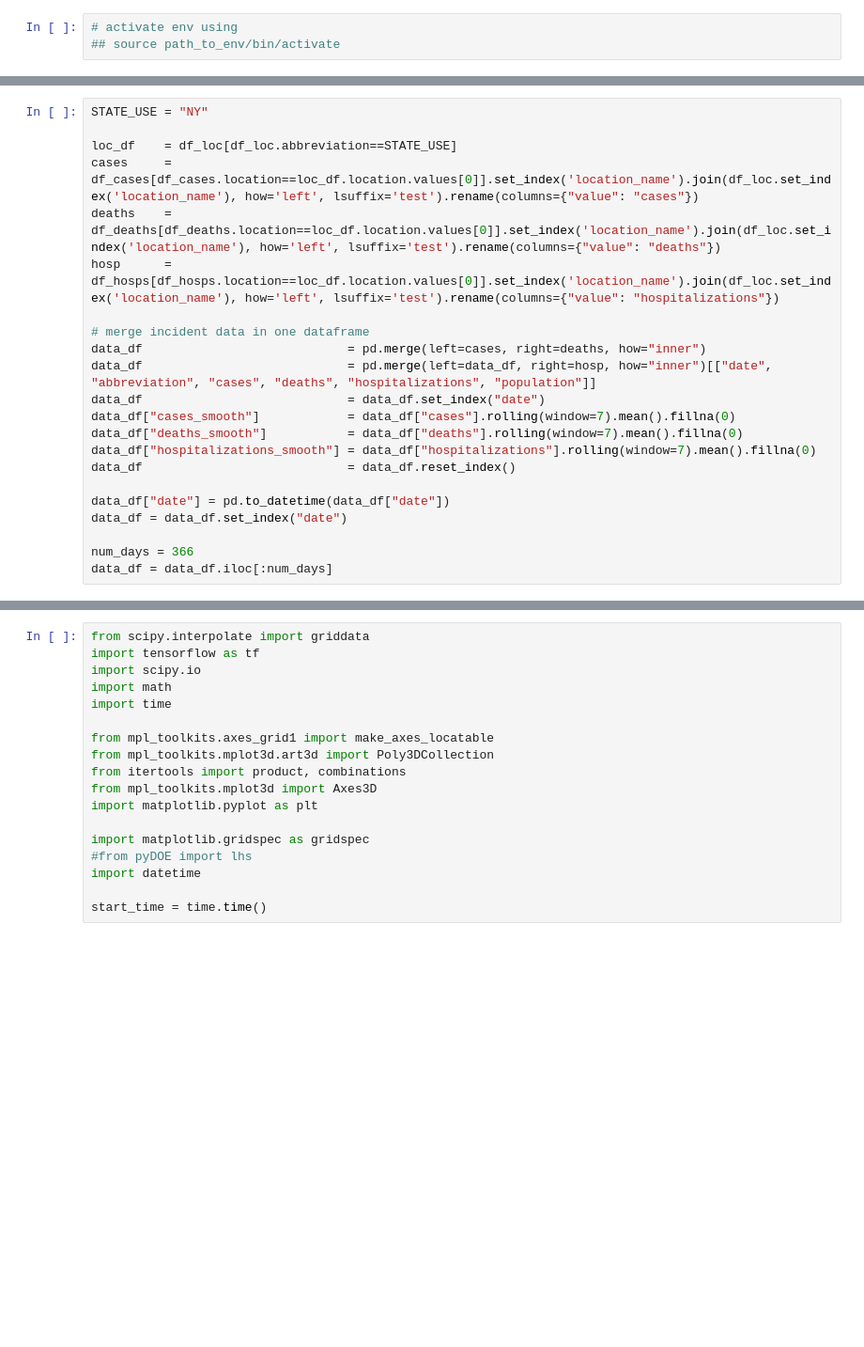
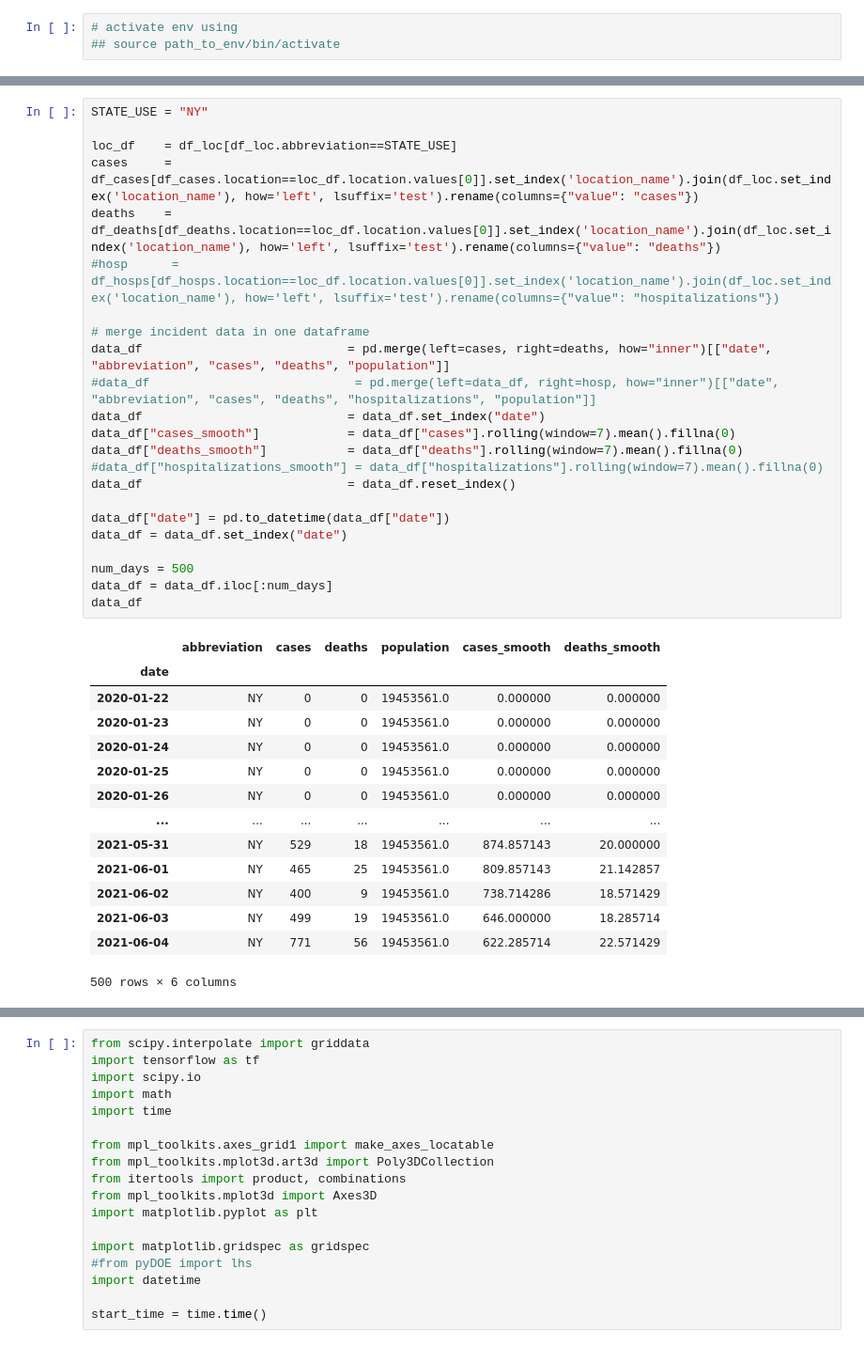
Before and after one commit to ChaosDonkey06/frcstng_experiments, a Jupyter notebook: pinn.ipynb, the cells around one changed output, grey strips where cells are left out. Shown: that part at 94% size. Drawn from its saved outputs; the diff is of its cells as text; blank space fills up the shorter version.

```diff
--- a/pinn.ipynb
+++ b/pinn.ipynb
@@ -33,25 +33,41 @@ df_loc    = pd.read_csv(os.path.join("data", "locations_usa.csv"))
 # %%
 STATE_USE = "NY"
 
 loc_df    = df_loc[df_loc.abbreviation==STATE_USE]
 cases     = df_cases[df_cases.location==loc_df.location.values[0]].set_index('location_name').join(df_loc.set_index('location_name'), how='left', lsuffix='test').rename(columns={"value": "cases"})
 deaths    = df_deaths[df_deaths.location==loc_df.location.values[0]].set_index('location_name').join(df_loc.set_index('location_name'), how='left', lsuffix='test').rename(columns={"value": "deaths"})
-hosp      = df_hosps[df_hosps.location==loc_df.location.values[0]].set_index('location_name').join(df_loc.set_index('location_name'), how='left', lsuffix='test').rename(columns={"value": "hospitalizations"})
+#hosp      = df_hosps[df_hosps.location==loc_df.location.values[0]].set_index('location_name').join(df_loc.set_index('location_name'), how='left', lsuffix='test').rename(columns={"value": "hospitalizations"})
 
 # merge incident data in one dataframe
-data_df                            = pd.merge(left=cases, right=deaths, how="inner")
-data_df                            = pd.merge(left=data_df, right=hosp, how="inner")[["date", "abbreviation", "cases", "deaths", "hospitalizations", "population"]]
+data_df                            = pd.merge(left=cases, right=deaths, how="inner")[["date", "abbreviation", "cases", "deaths", "population"]]
+#data_df                            = pd.merge(left=data_df, right=hosp, how="inner")[["date", "abbreviation", "cases", "deaths", "hospitalizations", "population"]]
 data_df                            = data_df.set_index("date")
 data_df["cases_smooth"]            = data_df["cases"].rolling(window=7).mean().fillna(0)
 data_df["deaths_smooth"]           = data_df["deaths"].rolling(window=7).mean().fillna(0)
-data_df["hospitalizations_smooth"] = data_df["hospitalizations"].rolling(window=7).mean().fillna(0)
+#data_df["hospitalizations_smooth"] = data_df["hospitalizations"].rolling(window=7).mean().fillna(0)
 data_df                            = data_df.reset_index()
 
 data_df["date"] = pd.to_datetime(data_df["date"])
 data_df = data_df.set_index("date")
 
-num_days = 366
+num_days = 500
 data_df = data_df.iloc[:num_days]
+data_df
+# %% [output]
+|  | abbreviation | cases | deaths | population | cases_smooth | deaths_smooth |
+| date |  |  |  |  |  |  |
+| 2020-01-22 | NY | 0 | 0 | 19453561.0 | 0.000000 | 0.000000 |
+| 2020-01-23 | NY | 0 | 0 | 19453561.0 | 0.000000 | 0.000000 |
+| 2020-01-24 | NY | 0 | 0 | 19453561.0 | 0.000000 | 0.000000 |
+| 2020-01-25 | NY | 0 | 0 | 19453561.0 | 0.000000 | 0.000000 |
+| 2020-01-26 | NY | 0 | 0 | 19453561.0 | 0.000000 | 0.000000 |
+| ... | ... | ... | ... | ... | ... | ... |
+| 2021-05-31 | NY | 529 | 18 | 19453561.0 | 874.857143 | 20.000000 |
+| 2021-06-01 | NY | 465 | 25 | 19453561.0 | 809.857143 | 21.142857 |
+| 2021-06-02 | NY | 400 | 9 | 19453561.0 | 738.714286 | 18.571429 |
+| 2021-06-03 | NY | 499 | 19 | 19453561.0 | 646.000000 | 18.285714 |
+| 2021-06-04 | NY | 771 | 56 | 19453561.0 | 622.285714 | 22.571429 |
+500 rows × 6 columns
 # %%
 import matplotlib.pyplot as plt
 
```
Also changed, not shown: parts of 14 cells of this notebook, 2 other files.
